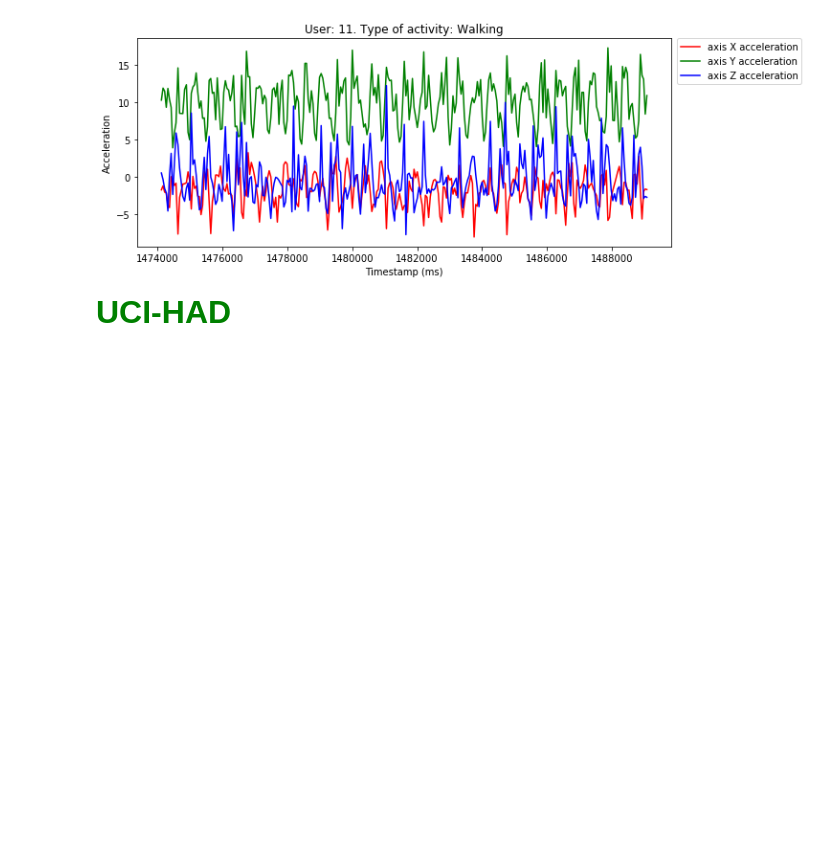
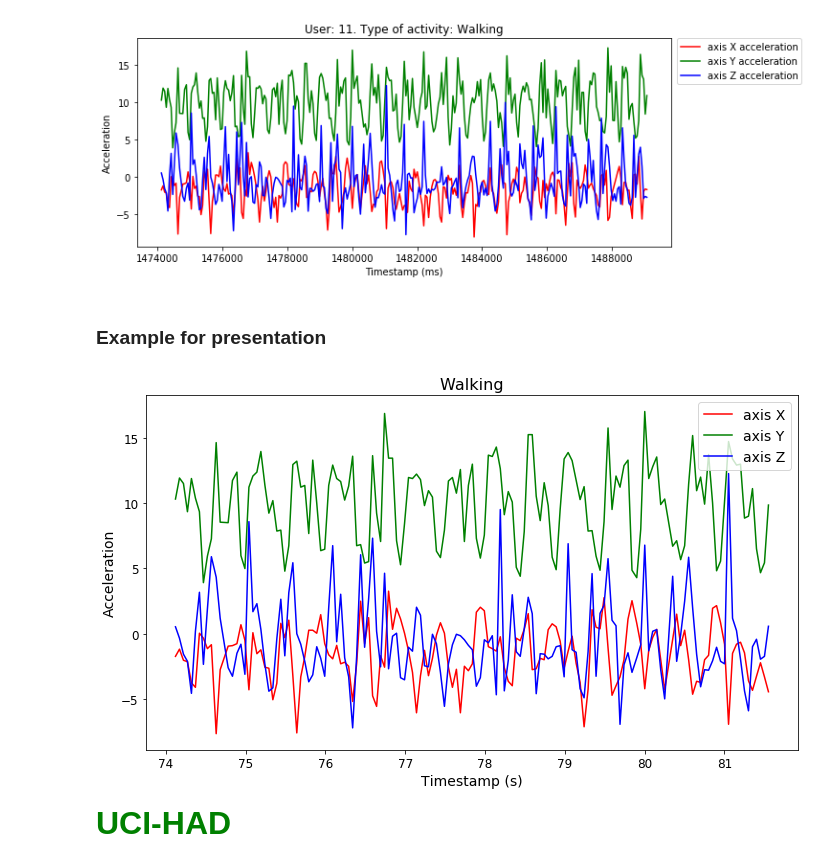
Before and after one commit to Ilyas979/2017-Isachenko-MetaModels, a Jupyter notebook: code/Data.ipynb, the cells around one changed output. Cells and saved outputs as stored; diff of their text form; code cells hidden in the pictures; blank space fills up the shorter version.

Commit message:
added ts example

```diff
--- a/code/Data.ipynb
+++ b/code/Data.ipynb
@@ -102,6 +102,32 @@ else:
     print("There is no such data.")
 # %% [output]
 [figure]
+# %% [markdown]
+### Example for presentation
+# %%
+id_user, activity = 11, 'Walking'
+
+mask = (data.loc[:, 'id_user'] == id_user) & (data.loc[:, 'activity'] == activity)
+x = np.array(data.loc[mask, 'timestamp'])[:np.min([150, np.sum(mask)])] / float(10**9) - 1400
+yx = np.array(data.loc[mask, 'x'])[:np.min([150, np.sum(mask)])]
+yy = np.array(data.loc[mask, 'y'])[:np.min([150, np.sum(mask)])]
+yz = np.array(data.loc[mask, 'z'])[:np.min([150, np.sum(mask)])]
+
+plt.figure(figsize=(10, 6))
+plt.plot(x, yx, 'r', label='axis X')
+plt.plot(x, yy, 'g', label='axis Y')
+plt.plot(x, yz, 'b', label='axis Z')
+plt.xticks(fontsize=12)
+plt.yticks(fontsize=12)
+plt.xlabel('Timestamp (s)', fontsize=14)
+plt.ylabel('Acceleration', fontsize=14)
+plt.title(activity, fontsize=16)
+plt.legend(loc=1, fontsize=14)
+plt.tight_layout()
+plt.savefig('./../doc/ts_example.png')
+plt.show()
+# %% [output]
+[figure, added]
 # %% [markdown]
 __<font size=6 color="green">UCI-HAD</font>__
 # %% [markdown]
```
Also changed, not shown: 4 other files.
